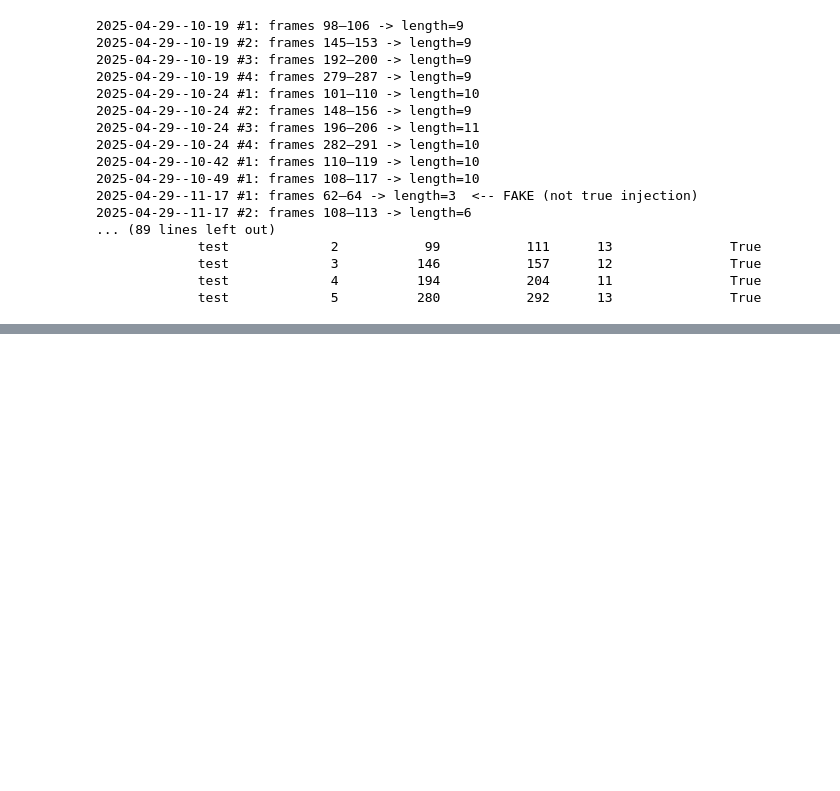
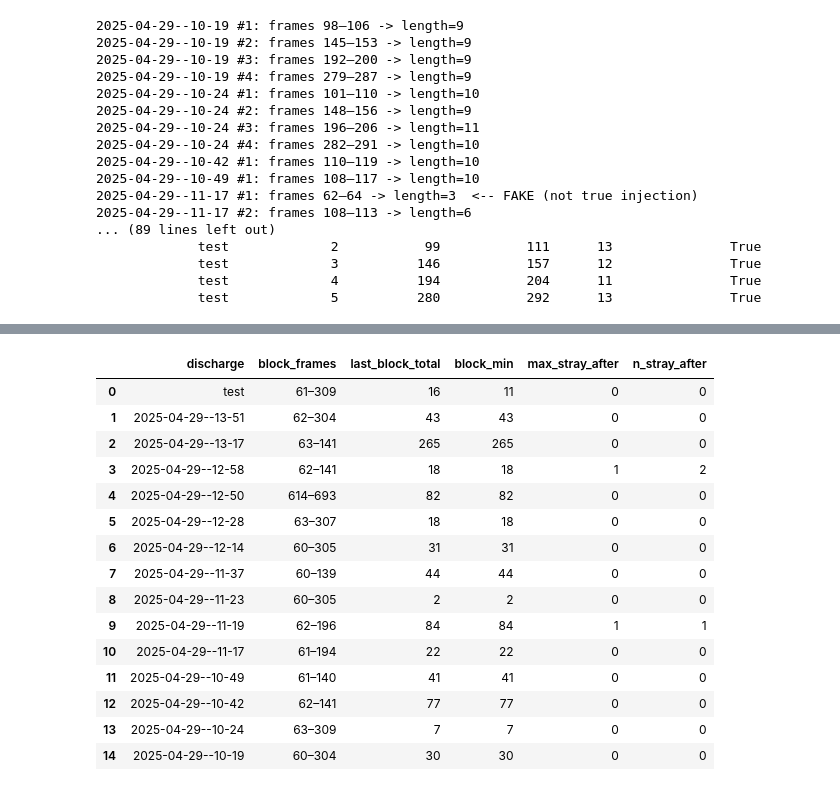
Before and after one commit to Danyil-Dorosh/IFPiLM-1st-Task, a Jupyter notebook: global_stats/too short injections global check.ipynb, the cells around one changed output, grey strips where cells are left out. Drawn from its saved outputs; the diff is of its cells as text; code cells hidden in the pictures; blank space fills up the shorter version.

Commit message:
Analyzed all discharges no fake trails

```diff
--- a/global_stats/too short injections global check.ipynb
+++ b/global_stats/too short injections global check.ipynb
@@ -243,0 +348,79 @@ else:
+# %%
+# --- Decide a trim threshold from data, not from the air -------------------
+# The io.py trim keeps a frame if EITHER channel is nonzero, so the quantity
+# that matters is the COMBINED per-frame total = ch1_total + ch2_total.
+#
+# For each discharge we:
+#   1. find the main signal block = longest contiguous run of nonzero frames,
+#   2. look at frames AFTER that block (the "dead tail"),
+#   3. report the largest stray count there (threshold must be ABOVE it) and
+#      the smallest real value in the block's last frames (threshold must be
+#      BELOW it). The gap between these tells us a safe threshold.
+
+targets = [
+    "test", "2025-04-29--13-51", "2025-04-29--13-17", "2025-04-29--12-58",
+    "2025-04-29--12-50", "2025-04-29--12-28", "2025-04-29--12-14",
+    "2025-04-29--11-37", "2025-04-29--11-23", "2025-04-29--11-19",
+    "2025-04-29--11-17", "2025-04-29--10-49", "2025-04-29--10-42",
+    "2025-04-29--10-24", "2025-04-29--10-19",
+]
+
+
+def _longest_nonzero_run(mask: np.ndarray) -> tuple[int, int]:
+    # Return (start_idx, end_idx_inclusive) of the longest run of True values.
+    best_len = best_start = best_end = -1
+    i = 0
+    n = len(mask)
+    while i < n:
+        if mask[i]:
+            j = i
+            while j + 1 < n and mask[j + 1]:
+                j += 1
+            if (j - i) > best_len:
+                best_len, best_start, best_end = j - i, i, j
+            i = j + 1
+        else:
+            i += 1
+    return best_start, best_end
+
+
+rows = []
+for name in targets:
+    if name not in discharges:
+        rows.append({"discharge": name, "note": "NOT LOADED"})
+        continue
+    d = discharges[name]
+    # Combined total per frame = exactly what the trim's _has_signal reacts to.
+    combined = np.zeros(d.channels[next(iter(d.channels))].spectra.shape[0])
+    for c in d.channels.values():
+        combined = combined + c.spectra.sum(axis=1)
+    frame_nos = d.channels[next(iter(d.channels))].frame_numbers.astype(int)
+
+    nz = combined > 0
+    if not nz.any():
+        rows.append({"discharge": name, "note": "all zero"})
+        continue
+
+    # Identify the main signal block, then everything after it = dead tail.
+    s, e = _longest_nonzero_run(nz)
+    tail_combined = combined[e + 1:]
+    tail_nz = tail_combined[tail_combined > 0]
+
+    # Largest stray in the dead tail; smallest real value in block's last frames.
+    max_stray = int(tail_nz.max()) if tail_nz.size else 0
+    n_stray = int(tail_nz.size)
+    block_tail_min = int(combined[s:e + 1].min())  # smallest count inside the block
+
+    rows.append({
+        "discharge": name,
+        "block_frames": f"{frame_nos[s]}–{frame_nos[e]}",
+        "last_block_total": int(combined[e]),  # value at block's final frame
+        "block_min": block_tail_min,
+        "max_stray_after": max_stray,          # threshold must exceed this
+        "n_stray_after": n_stray,
+    })
+
+df_thr = pd.DataFrame(rows)
+print("Per-discharge dead-tail stray analysis (combined ch1+ch2):")
+df_thr
+# %% [output]
@@ -243,0 +428,16 @@ else:
+|  | discharge | block_frames | last_block_total | block_min | max_stray_after | n_stray_after |
+| 0 | test | 61–309 | 16 | 11 | 0 | 0 |
+| 1 | 2025-04-29--13-51 | 62–304 | 43 | 43 | 0 | 0 |
+| 2 | 2025-04-29--13-17 | 63–141 | 265 | 265 | 0 | 0 |
+| 3 | 2025-04-29--12-58 | 62–141 | 18 | 18 | 1 | 2 |
+| 4 | 2025-04-29--12-50 | 614–693 | 82 | 82 | 0 | 0 |
+| 5 | 2025-04-29--12-28 | 63–307 | 18 | 18 | 0 | 0 |
+| 6 | 2025-04-29--12-14 | 60–305 | 31 | 31 | 0 | 0 |
+| 7 | 2025-04-29--11-37 | 60–139 | 44 | 44 | 0 | 0 |
+| 8 | 2025-04-29--11-23 | 60–305 | 2 | 2 | 0 | 0 |
+| 9 | 2025-04-29--11-19 | 62–196 | 84 | 84 | 1 | 1 |
+| 10 | 2025-04-29--11-17 | 61–194 | 22 | 22 | 0 | 0 |
+| 11 | 2025-04-29--10-49 | 61–140 | 41 | 41 | 0 | 0 |
+| 12 | 2025-04-29--10-42 | 62–141 | 77 | 77 | 0 | 0 |
+| 13 | 2025-04-29--10-24 | 63–309 | 7 | 7 | 0 | 0 |
+| 14 | 2025-04-29--10-19 | 60–304 | 30 | 30 | 0 | 0 |
```
Also changed, not shown: parts of 4 cells of this notebook.
